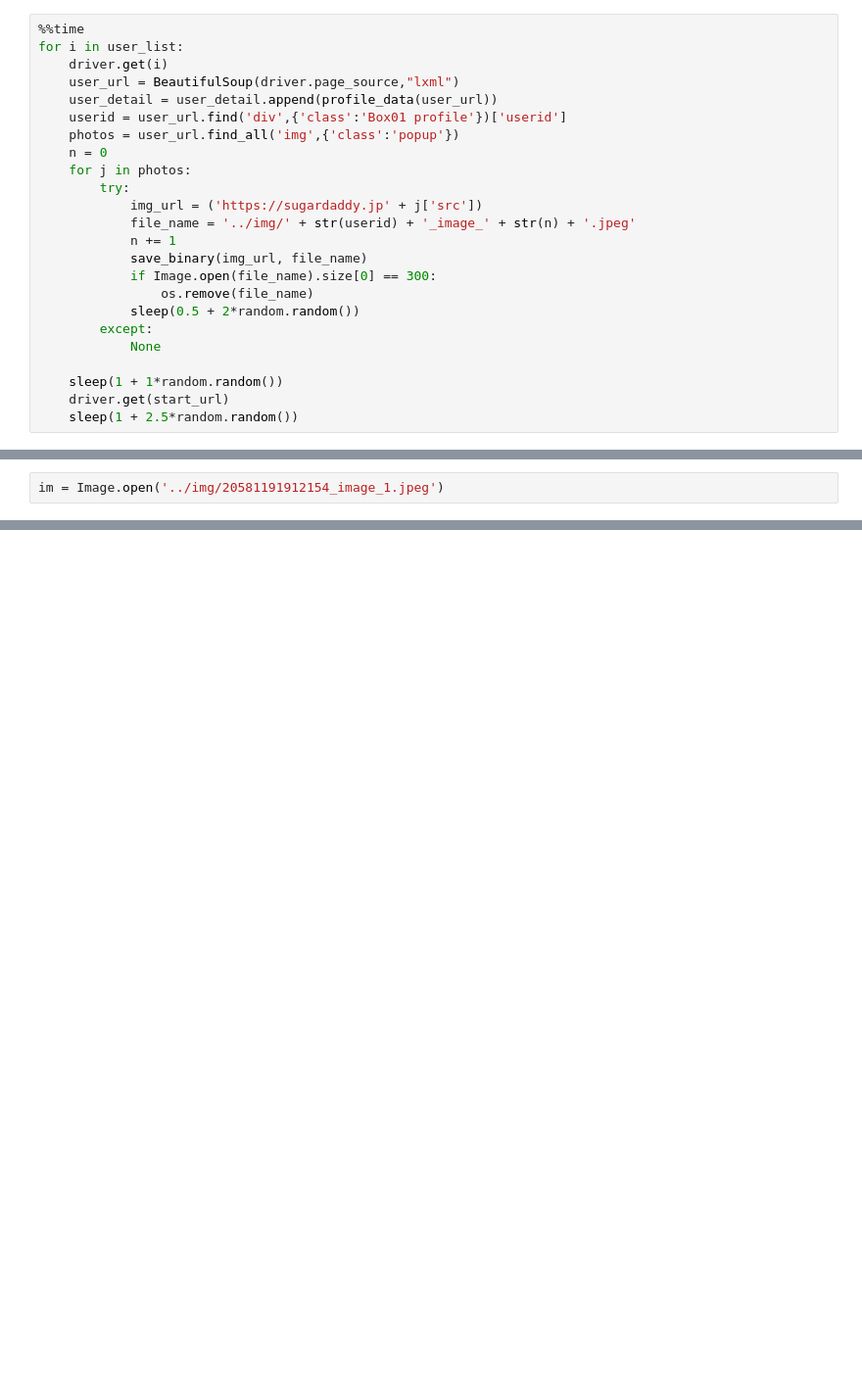
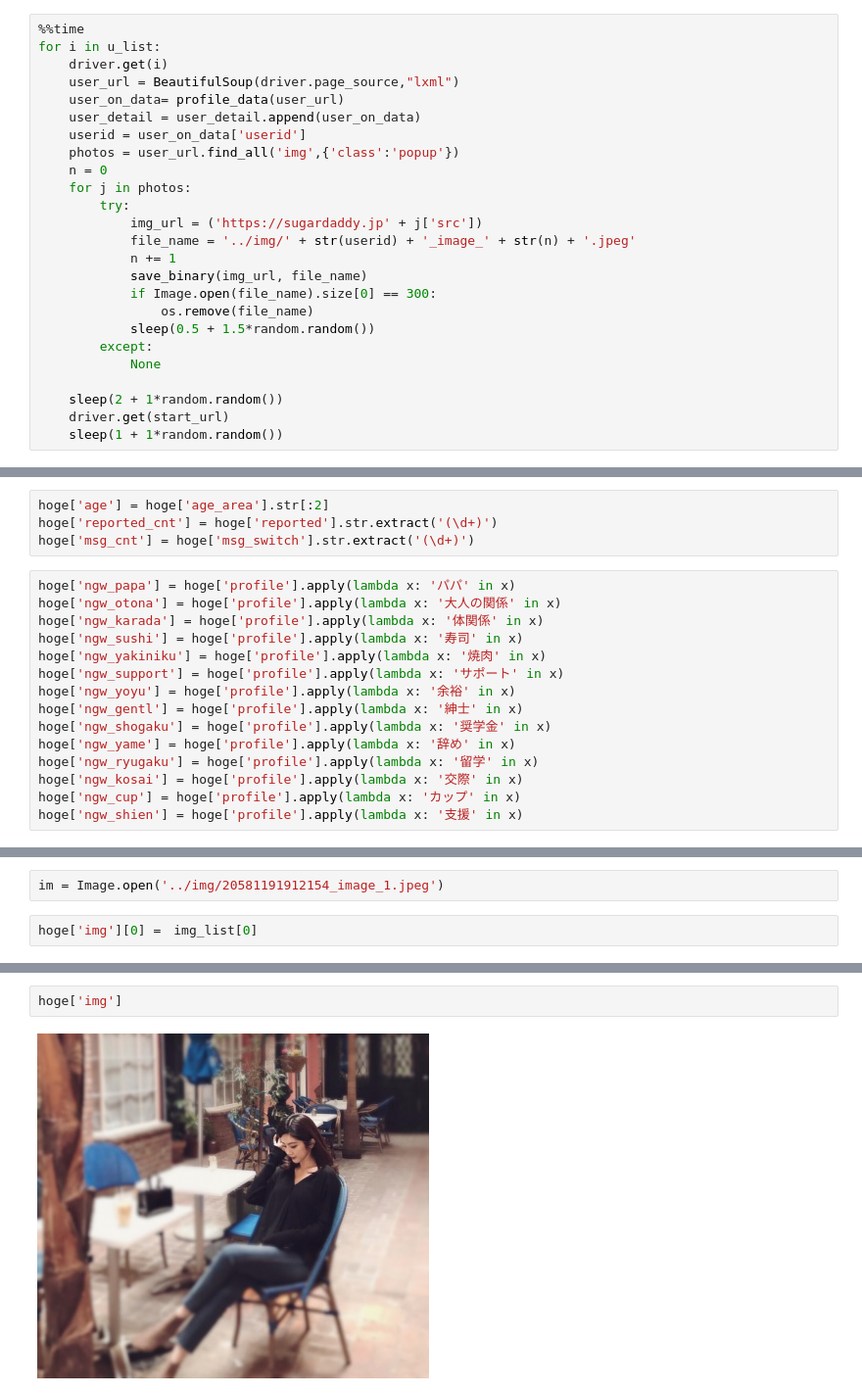
Before and after one commit to msdtakashi/web_scraping, a Jupyter notebook: sugerdaddy.ipynb, the cells around one changed output, grey strips where cells are left out. Shown at 98% size. Drawn from its saved outputs; the diff is of its cells as text; blank space fills up the shorter version.

```diff
--- a/sugerdaddy.ipynb
+++ b/sugerdaddy.ipynb
@@ -129,10 +128,11 @@ for i in list:
 # %%
 %%time
-for i in user_list:
+for i in u_list:
     driver.get(i)
     user_url = BeautifulSoup(driver.page_source,"lxml")
-    user_detail = user_detail.append(profile_data(user_url))
-    userid = user_url.find('div',{'class':'Box01 profile'})['userid']
+    user_on_data= profile_data(user_url)
+    user_detail = user_detail.append(user_on_data)
+    userid = user_on_data['userid']
     photos = user_url.find_all('img',{'class':'popup'})
     n = 0
     for j in photos:
@@ -143,11 +143,11 @@ for i in user_list:
             save_binary(img_url, file_name)
             if Image.open(file_name).size[0] == 300:
                 os.remove(file_name)
-            sleep(0.5 + 2*random.random())
+            sleep(0.5 + 1.5*random.random())
         except:
             None
 
+    sleep(2 + 1*random.random())
+    driver.get(start_url)
     sleep(1 + 1*random.random())
-    driver.get(start_url)
-    sleep(1 + 2.5*random.random())
 # %% [output]
@@ -161,0 +165,19 @@ save_date = '../user_detail/' + datetime.datetime.now().strftime("%Y%m%d_%H%M")
+# %%
+hoge['age'] = hoge['age_area'].str[:2]
+hoge['reported_cnt'] = hoge['reported'].str.extract('(\d+)')
+hoge['msg_cnt'] = hoge['msg_switch'].str.extract('(\d+)')
+# %%
+hoge['ngw_papa'] = hoge['profile'].apply(lambda x: 'パパ' in x)
+hoge['ngw_otona'] = hoge['profile'].apply(lambda x: '大人の関係' in x)
+hoge['ngw_karada'] = hoge['profile'].apply(lambda x: '体関係' in x)
+hoge['ngw_sushi'] = hoge['profile'].apply(lambda x: '寿司' in x)
+hoge['ngw_yakiniku'] = hoge['profile'].apply(lambda x: '焼肉' in x)
+hoge['ngw_support'] = hoge['profile'].apply(lambda x: 'サポート' in x)
+hoge['ngw_yoyu'] = hoge['profile'].apply(lambda x: '余裕' in x)
+hoge['ngw_gentl'] = hoge['profile'].apply(lambda x: '紳士' in x)
+hoge['ngw_shogaku'] = hoge['profile'].apply(lambda x: '奨学金' in x)
+hoge['ngw_yame'] = hoge['profile'].apply(lambda x: '辞め' in x)
+hoge['ngw_ryugaku'] = hoge['profile'].apply(lambda x: '留学' in x)
+hoge['ngw_kosai'] = hoge['profile'].apply(lambda x: '交際' in x)
+hoge['ngw_cup'] = hoge['profile'].apply(lambda x: 'カップ' in x)
+hoge['ngw_shien'] = hoge['profile'].apply(lambda x: '支援' in x)
@@ -162,2 +193,4 @@ save_date = '../user_detail/' + datetime.datetime.now().strftime("%Y%m%d_%H%M")
 # %%
 im = Image.open('../img/20581191912154_image_1.jpeg')
+# %%
+hoge['img'][0] =　img_list[0]
@@ -163,0 +199,4 @@ im = Image.open('../img/20581191912154_image_1.jpeg')
+# %%
+hoge['img']
+# %% [output]
+[figure, added]
```
Also changed, not shown: parts of 16 cells of this notebook.
